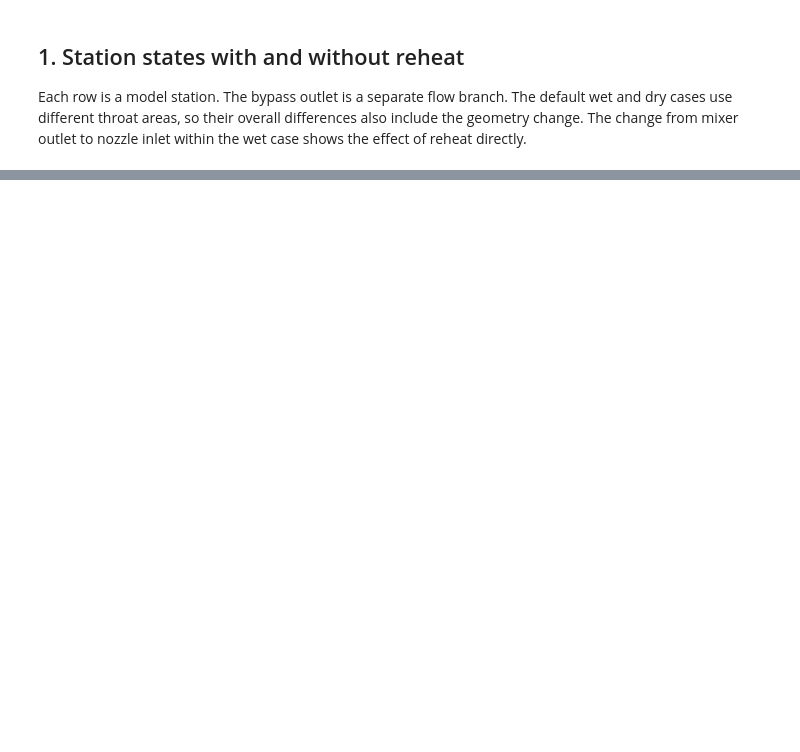
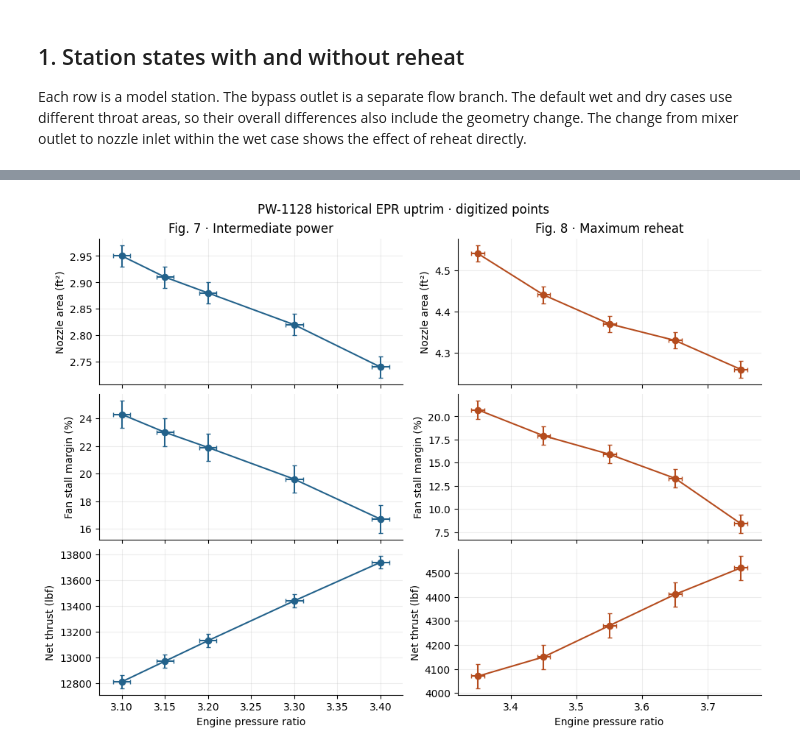
Before and after one commit to 0x3ef/afterburning-turbofan-cycle-sim, a Jupyter notebook: notebooks/turbofan_analysis.ipynb, the cells around one changed output, grey strips where cells are left out. Cells and saved outputs as stored; diff of their text form; code cells hidden in the pictures; blank space fills up the shorter version.

```diff
--- a/notebooks/turbofan_analysis.ipynb
+++ b/notebooks/turbofan_analysis.ipynb
@@ -183,0 +332,36 @@ print(f"CSV, logs, and presentation figures saved to {OUTPUT}")
+# %%
+columns = ["epr", "nozzle_area_ft2", "fan_stall_margin_pct", "net_thrust_lbf"]
+hidec = {
+    "Fig. 7 · Intermediate power": [
+        (3.10, 2.95, 24.3, 12810), (3.15, 2.91, 23.0, 12970),
+        (3.20, 2.88, 21.9, 13130), (3.30, 2.82, 19.6, 13440),
+        (3.40, 2.74, 16.7, 13740),
+    ],
+    "Fig. 8 · Maximum reheat": [
+        (3.35, 4.54, 20.7, 4070), (3.45, 4.44, 17.9, 4150),
+        (3.55, 4.37, 15.9, 4280), (3.65, 4.33, 13.3, 4410),
+        (3.75, 4.26, 8.4, 4520),
+    ],
+}
+fig, axes = plt.subplots(3, 2, figsize=(9.8, 7.2), sharex="col", layout="constrained")
+digitized = []
+for col, (condition, samples) in enumerate(hidec.items()):
+    frame = pd.DataFrame(samples, columns=columns)
+    digitized.append(frame.assign(source=condition))
+    axes[0, col].set_title(condition)
+    for row, (key, unit, uncertainty) in enumerate((
+        ("nozzle_area_ft2", "Nozzle area (ft²)", 0.02),
+        ("fan_stall_margin_pct", "Fan stall margin (%)", 1.0),
+        ("net_thrust_lbf", "Net thrust (lbf)", 50),
+    )):
+        ax = axes[row, col]
+        ax.errorbar(frame["epr"], frame[key], xerr=0.01, yerr=uncertainty,
+                    fmt="o-", color=DRY_COLOR if col == 0 else WET_COLOR, capsize=2)
+        ax.set_ylabel(unit)
+        ax.grid(alpha=0.23)
+    axes[2, col].set_xlabel("Engine pressure ratio")
+fig.suptitle("PW-1128 historical EPR uptrim · digitized points")
+pd.concat(digitized, ignore_index=True).to_csv(OUTPUT / "hidec_uptrim.csv", index=False)
+show_and_export(fig, "hidec_uptrim")
+# %% [output]
+[figure, added]
```
Also changed, not shown: parts of 16 cells of this notebook, 42 other files.
